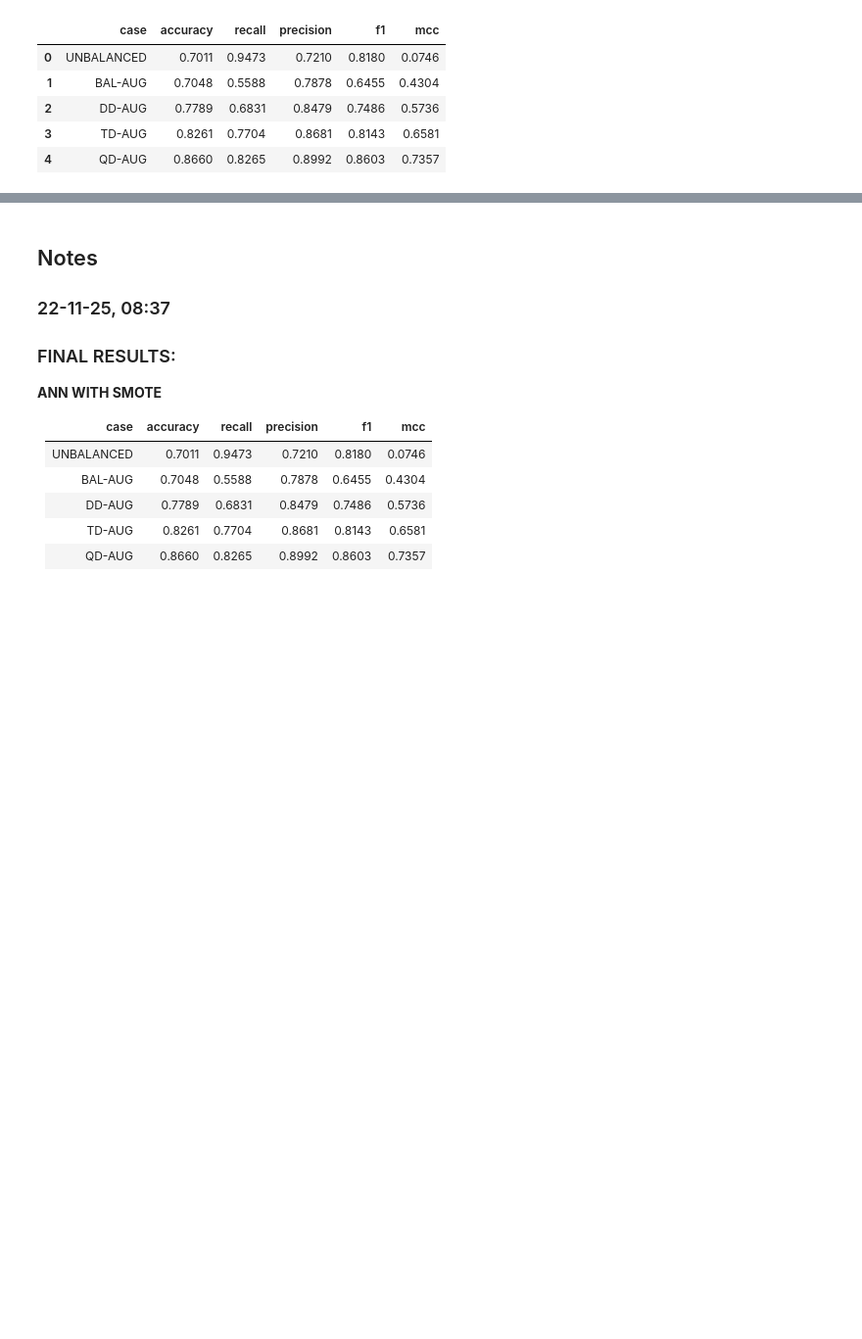
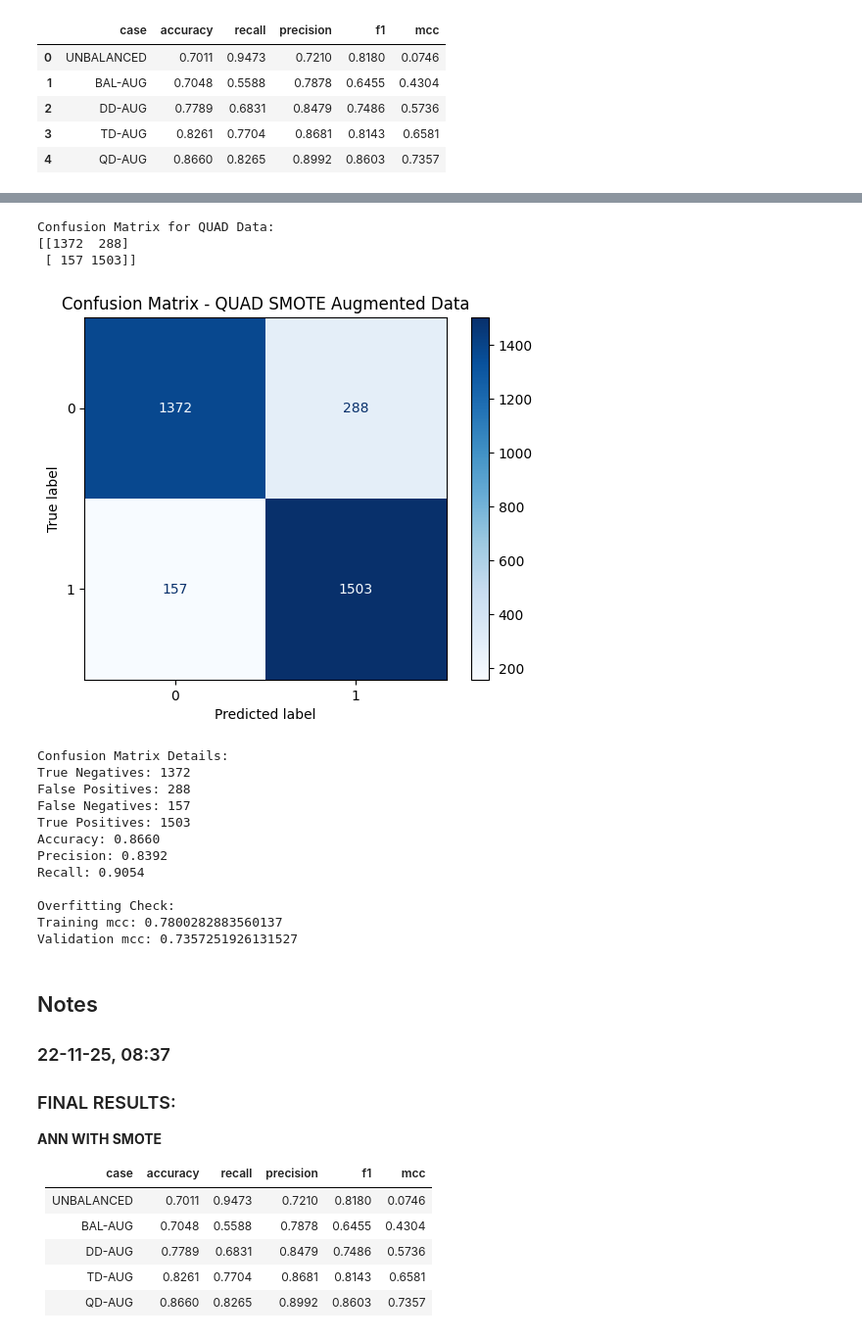
Before and after one commit to EmmanuelNiyi/Replication-of-Liver-Disease-Classification, a Jupyter notebook: 5-artificial-neural-networks-ann-rildc.ipynb, the cells around one changed output, grey strips where cells are left out. Shown at 98% size. Drawn from its saved outputs; the diff is of its cells as text; code cells hidden in the pictures; blank space fills up the shorter version.

```diff
--- a/5-artificial-neural-networks-ann-rildc.ipynb
+++ b/5-artificial-neural-networks-ann-rildc.ipynb
@@ -533,3 +586,76 @@ smote_results.to_csv("smote_results.csv", index=False)
+# %%
+# QUADRUPULE THE DATA WITH SMOTE
+
+# Quadrupul data
+smote_quad = SMOTE(sampling_strategy={1: quadrupule}, random_state=42)
+X_quad, y_quad = smote_quad.fit_resample(X_smote, y_smote)
+
+# normalize index 1 and 2, effectively Quadrupling the data
+smote_quad = SMOTE(random_state=42)
+X_quad, y_quad = smote_quad.fit_resample(X_quad, y_quad)
+
+# calculate with augmented data
+cv_results = cross_validate(ilp_model, X_quad, y_quad, cv=skf, scoring=scoring, return_train_score=True)
+
+# ADD CONFUSION MATRIX HERE - USING QUAD DATA
+from sklearn.metrics import confusion_matrix, ConfusionMatrixDisplay
+from sklearn.model_selection import cross_val_predict
+import matplotlib.pyplot as plt
+
+# Get out-of-fold predictions for confusion matrix - USING QUAD DATA
+y_pred = cross_val_predict(ilp_model, X_quad, y_quad, cv=skf)
+
+# Calculate and display confusion matrix - USING QUAD DATA
+cm = confusion_matrix(y_quad, y_pred)
+print("Confusion Matrix for QUAD Data:")
+print(cm)
+
+# Plot the confusion matrix
+disp = ConfusionMatrixDisplay(confusion_matrix=cm)
+disp.plot(cmap='Blues')
+plt.title('Confusion Matrix - QUAD SMOTE Augmented Data')
+plt.show()
+
+# Additional metrics from confusion matrix
+if cm.shape == (2, 2):
+    tn, fp, fn, tp = cm.ravel()
+    print(f"\nConfusion Matrix Details:")
+    print(f"True Negatives: {tn}")
+    print(f"False Positives: {fp}")
+    print(f"False Negatives: {fn}")
+    print(f"True Positives: {tp}")
+    print(f"Accuracy: {(tp + tn) / (tp + tn + fp + fn):.4f}")
+    print(f"Precision: {tp / (tp + fp):.4f}" if (tp + fp) > 0 else "Precision: undefined")
+    print(f"Recall: {tp / (tp + fn):.4f}" if (tp + fn) > 0 else "Recall: undefined")
+
+# retrieve the metrics for the dataset augmented 4x and add them to the df
+metric_list = ["QD-AUG"]
+for metric in scoring:
+    metric_list.append(round(cv_results['test_' + metric].mean(), 4))
+
+smote_results.loc[len(smote_results)] = metric_list
+
+# Compare traning and validation mcc to check for overfitting
+print("\nOverfitting Check:")
+print("Training mcc:", cv_results['train_mcc'].mean())
+print("Validation mcc:", cv_results['test_mcc'].mean())
+# %% [output]
+Confusion Matrix for QUAD Data:
+[[1372  288]
+ [ 157 1503]]
+[figure, added]
+Confusion Matrix Details:
+True Negatives: 1372
+False Positives: 288
+False Negatives: 157
+True Positives: 1503
+Accuracy: 0.8660
+Precision: 0.8392
+Recall: 0.9054
+
+Overfitting Check:
+Training mcc: 0.7800282883560137
+Validation mcc: 0.7357251926131527
 # %% [markdown]
 ## Notes
 ### 22-11-25, 08:37
```
Also changed, not shown: parts of 1 cell of this notebook.
